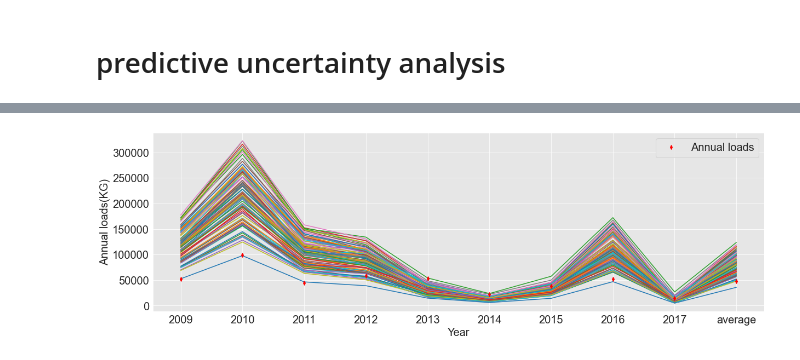
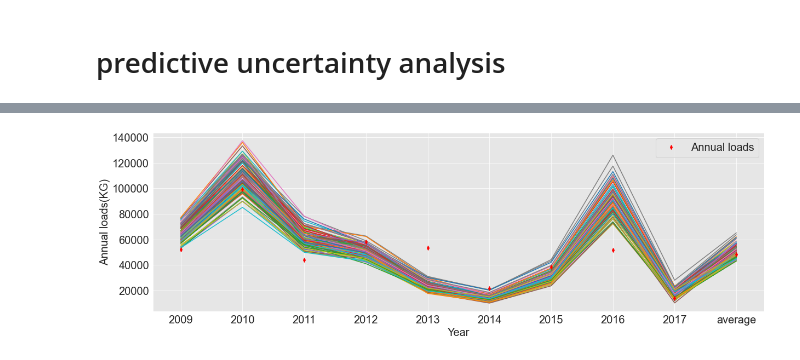
Before and after one commit to QianWanghhu/predict_uq, a Jupyter notebook: src/notebooks/predictive_uncertainty.ipynb, the cells around one changed output, grey strips where cells are left out. Cells and saved outputs as stored; diff of their text form; code cells hidden in the pictures.

```diff
--- a/src/notebooks/predictive_uncertainty.ipynb
+++ b/src/notebooks/predictive_uncertainty.ipynb
@@ -19,16 +20,20 @@ mpl.rcParams['ytick.labelsize'] = 20
 mpl.rcParams['legend.fontsize'] = 20
 # %%
 # import the annual loads
-file_date = '0415'
+file_date = '1202'
 fpath = f'../../output/work_run_{file_date}/'
-fn = '126001A.9.obs.csv'
+fn = '126001A.11.obs.csv'
 fn_meas = '126001A.base.obs.csv'
+log_load = True
 # %%
 df = pd.read_csv(fpath + fn, index_col = 'real_name')
 # select results of which the pbias is with 15%
 # df = df[(df.din_pbias < 15) & (df.din_pbias > -15)]
+df_meas = pd.read_csv(fpath + fn_meas, index_col = 'real_name')
+if log_load:
+    df_meas.loc[:, 'din_2009':] = df_meas.loc[:, 'din_2009':].applymap(math.exp)
+    df.loc[:, 'din_2009':] = df.loc[:, 'din_2009':].applymap(math.exp)
 df['average'] = df.loc[:, 'din_2009':'din_2017'].mean(axis=1).values
-df_meas = pd.read_csv(fpath + fn_meas, index_col = 'real_name')
 df_meas['average'] = df_meas.loc[:, 'din_2009':'din_2017'].mean(axis=1).values
 
 # obs data
@@ -74,9 +78,9 @@ Text(0, 0.5, 'Annual loads(KG)')
 # %%
 sns.set_style('darkgrid', {"axes.facecolor": ".9"})
 ax = df.loc[:, 'din_2009':].T.plot(legend=False, figsize=(20, 6), use_index=True, xlabel='Year', ylabel='Annual loads(KG)')
-ax.set_xticks(range(len(df.columns[0:])))
+ax.set_xticks(range(len(df.columns[1:])))
 obs_df.plot(y=[0], linewidth=0, ax=ax, marker='d', markersize=5, color='r', legend=['Obs']);
 ax.set_xticklabels([*np.arange(2009, 2018), 'average']);
 plt.savefig(f'../../output/figs/predict_uncertainty_lineplot_{file_date}.png', dpi=300, format='png')
 # %% [output]
-[figure, old version]
+[figure, new version]
```
Also changed, not shown: parts of 3 cells of this notebook, 1 other file.
